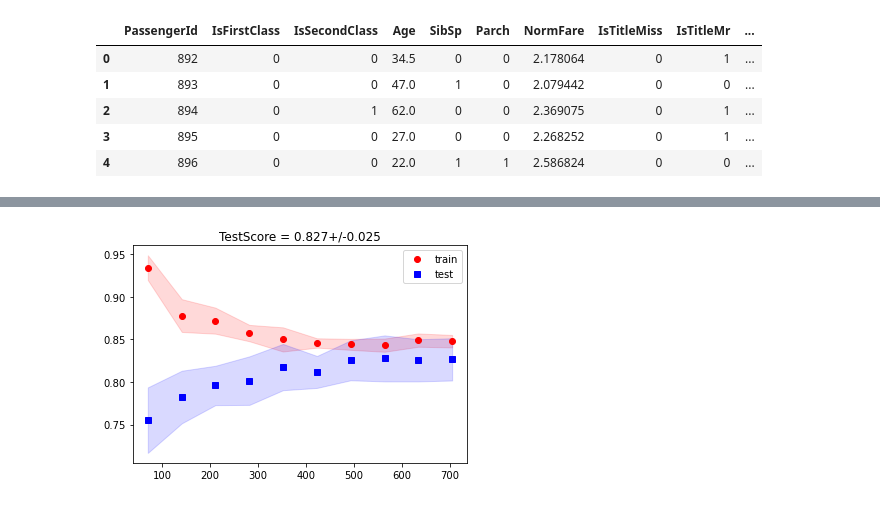
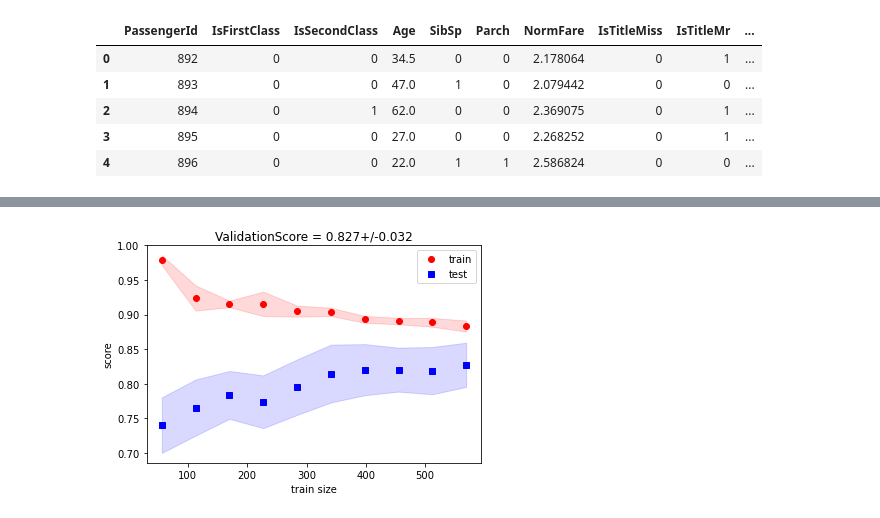
Before and after one commit to RaulRPrado/Titanic-Kaggle, a Jupyter notebook: Submission2.ipynb, the cells around one changed output, grey strips where cells are left out. Drawn from its saved outputs; the diff is of its cells as text; code cells hidden in the pictures.

```diff
--- a/Submission2.ipynb
+++ b/Submission2.ipynb
@@ -572,5 +766,5 @@ BestScore = 0.8300
 # %%
-results['LR']['test_score'] = get_test_cv_score_and_plot_learning_curve(
+results['LR']['validation_score'] = get_test_cv_score_and_plot_learning_curve(
     X_train_std,
     y_train,
     results['LR']['estimator']
@@ -580 +774,3 @@ results['LR']['test_score'] = get_test_cv_score_and_plot_learning_curve(
+# %%
+results['LR']['test_score'] = results['LR']['estimator'].score(X_test_std, y_test)
 # %% [markdown]
@@ -599,5 +795,5 @@ BestScore = 0.8334
 # %%
-results['SVM']['test_score'] = get_test_cv_score_and_plot_learning_curve(
+results['SVM']['validation_score'] = get_test_cv_score_and_plot_learning_curve(
     X_train_std,
     y_train,
     results['SVM']['estimator']
@@ -607 +803,3 @@ results['SVM']['test_score'] = get_test_cv_score_and_plot_learning_curve(
+# %%
+results['SVM']['test_score'] = results['SVM']['estimator'].score(X_test_std, y_test)
 # %% [markdown]
@@ -623,8 +821,8 @@ BestScore = 0.8266
 # %%
-results['RF']['test_score'] = get_test_cv_score_and_plot_learning_curve(
+results['RF']['validation_score'] = get_test_cv_score_and_plot_learning_curve(
     X_train_std,
     y_train,
     results['RF']['estimator']
 )
 # %% [output]
-[figure, old version]
+[figure, new version]
```
Also changed, not shown: parts of 102 cells of this notebook, 1 other file.
